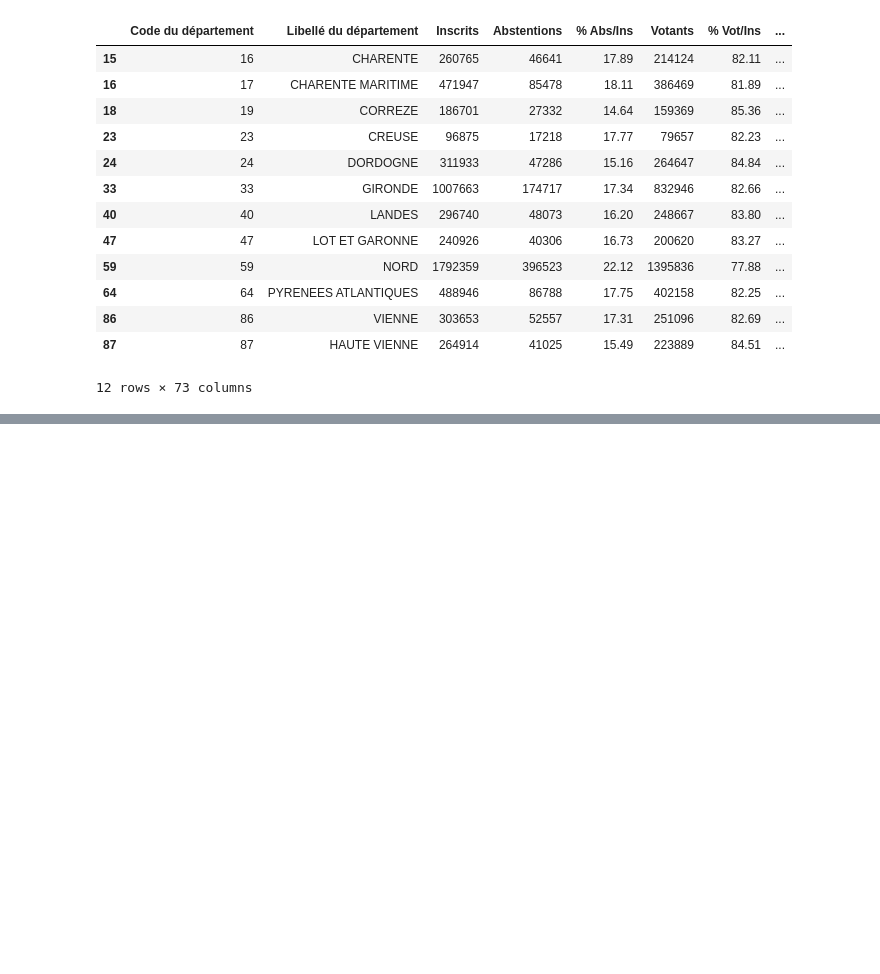
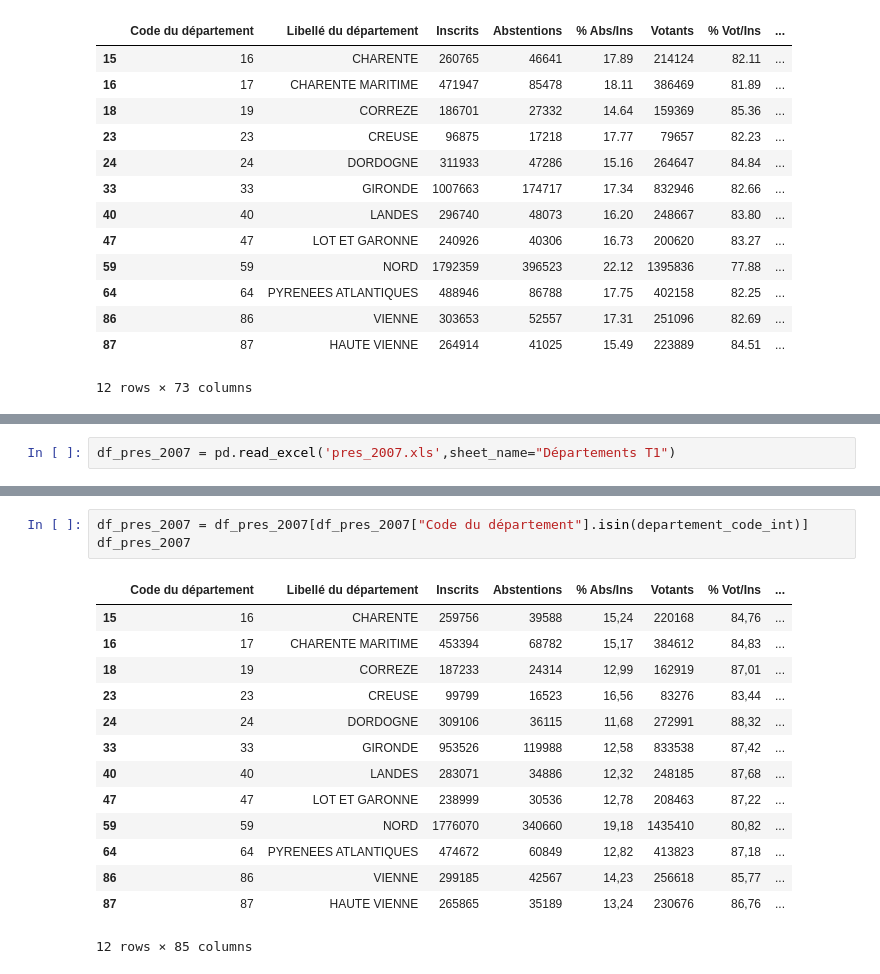
Before and after one commit to L-Clem/MSPR-Big-Data-et-Analyse-des-donnees, a Jupyter notebook: presidentielle.ipynb, the cells around one changed output, grey strips where cells are left out. Saved outputs shown, nothing was run; the diff lists cells and outputs as text; blank space fills up the shorter version.

```diff
--- a/presidentielle.ipynb
+++ b/presidentielle.ipynb
@@ -211,0 +229,2 @@ See the caveats in the documentation: https://pandas.pydata.org/pandas-docs/stab
+# %%
+df_pres_2007 = pd.read_excel('pres_2007.xls',sheet_name="Départements T1")
@@ -211,0 +235,18 @@ See the caveats in the documentation: https://pandas.pydata.org/pandas-docs/stab
+# %%
+df_pres_2007 = df_pres_2007[df_pres_2007["Code du département"].isin(departement_code_int)]
+df_pres_2007
+# %% [output]
+|  | Code du département | Libellé du département | Inscrits | Abstentions | % Abs/Ins | Votants | % Vot/Ins | ... |
+| 15 | 16 | CHARENTE | 259756 | 39588 | 15,24 | 220168 | 84,76 | ... |
+| 16 | 17 | CHARENTE MARITIME | 453394 | 68782 | 15,17 | 384612 | 84,83 | ... |
+| 18 | 19 | CORREZE | 187233 | 24314 | 12,99 | 162919 | 87,01 | ... |
+| 23 | 23 | CREUSE | 99799 | 16523 | 16,56 | 83276 | 83,44 | ... |
+| 24 | 24 | DORDOGNE | 309106 | 36115 | 11,68 | 272991 | 88,32 | ... |
+| 33 | 33 | GIRONDE | 953526 | 119988 | 12,58 | 833538 | 87,42 | ... |
+| 40 | 40 | LANDES | 283071 | 34886 | 12,32 | 248185 | 87,68 | ... |
+| 47 | 47 | LOT ET GARONNE | 238999 | 30536 | 12,78 | 208463 | 87,22 | ... |
+| 59 | 59 | NORD | 1776070 | 340660 | 19,18 | 1435410 | 80,82 | ... |
+| 64 | 64 | PYRENEES ATLANTIQUES | 474672 | 60849 | 12,82 | 413823 | 87,18 | ... |
+| 86 | 86 | VIENNE | 299185 | 42567 | 14,23 | 256618 | 85,77 | ... |
+| 87 | 87 | HAUTE VIENNE | 265865 | 35189 | 13,24 | 230676 | 86,76 | ... |
+12 rows × 85 columns
```
Also changed, not shown: parts of 17 cells of this notebook, 1 other file.
